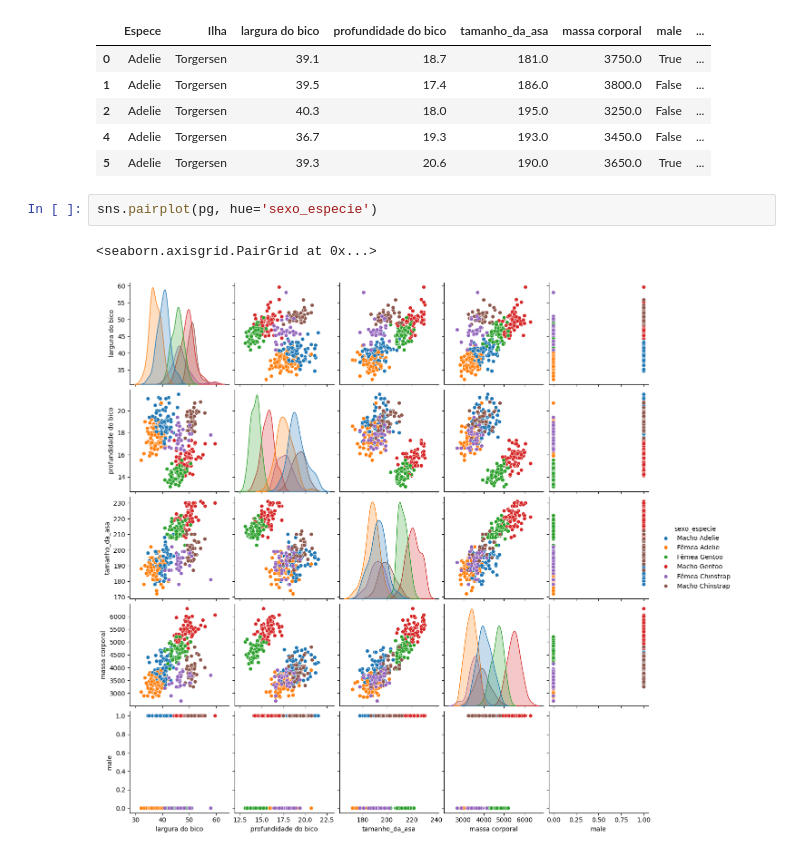
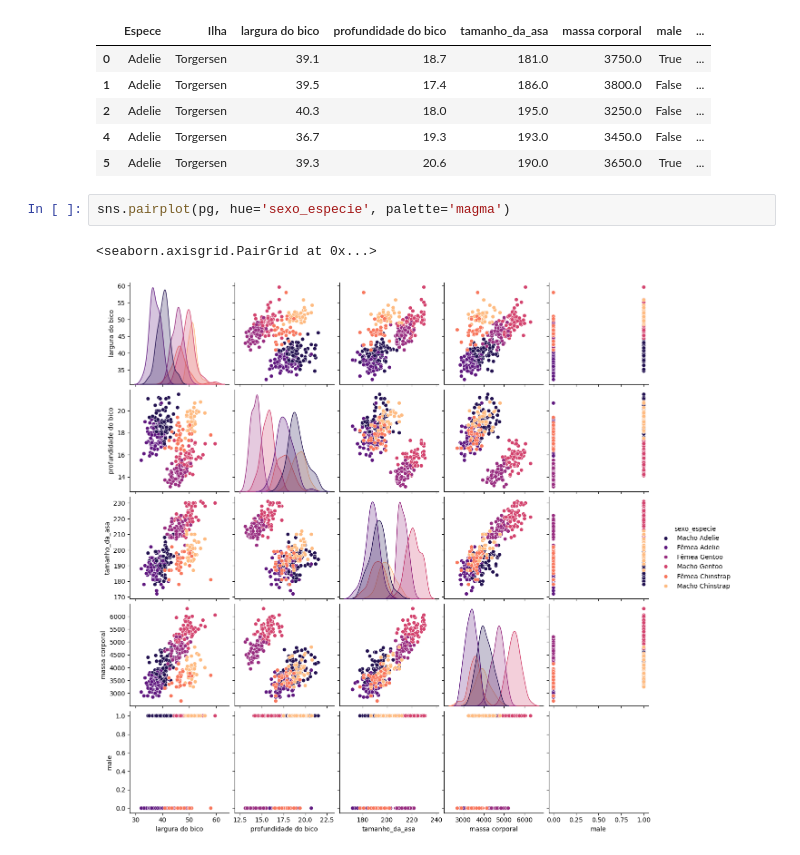
Before and after one commit to XaNd204/ML, a Jupyter notebook: Projeto ML - Pinguins.ipynb, the cells around one changed output. Drawn from its saved outputs; the diff is of its cells as text.

```diff
--- a/Projeto ML - Pinguins.ipynb
+++ b/Projeto ML - Pinguins.ipynb
@@ -222,8 +222,8 @@ pg.head()
 | 4 | Adelie | Torgersen | 36.7 | 19.3 | 193.0 | 3450.0 | False | ... |
 | 5 | Adelie | Torgersen | 39.3 | 20.6 | 190.0 | 3650.0 | True | ... |
 # %%
-sns.pairplot(pg, hue='sexo_especie')
+sns.pairplot(pg, hue='sexo_especie', palette='magma')
 # %% [output]
 <seaborn.axisgrid.PairGrid at 0x...>
-[figure, old version]
+[figure, new version]
 # %% [markdown]
```
Also changed, not shown: parts of 4 cells of this notebook.
